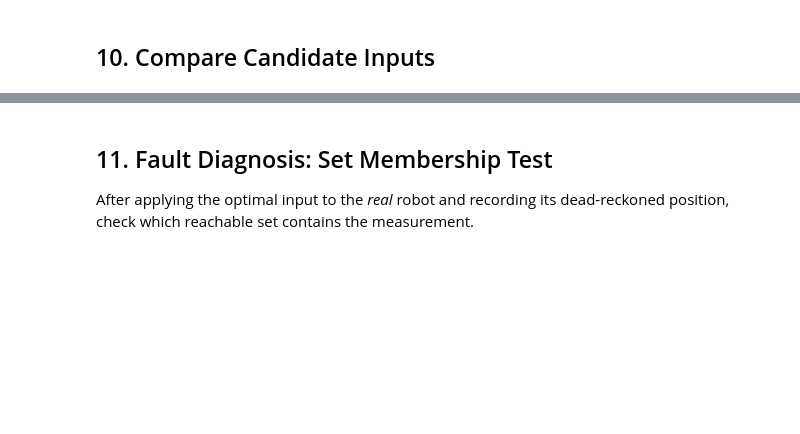
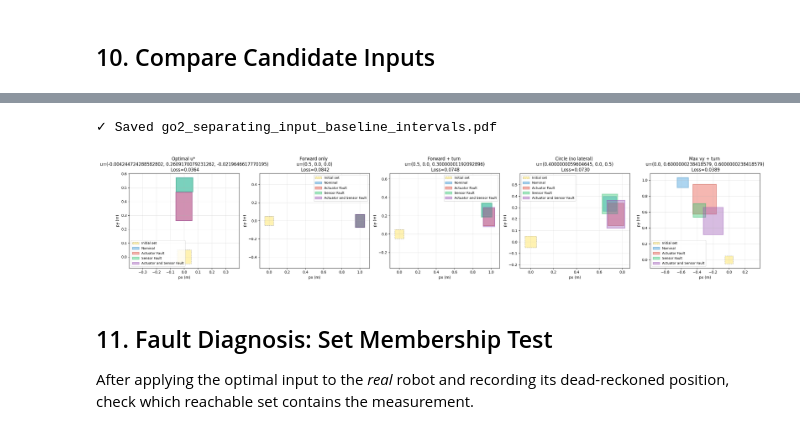
Before and after one commit to swershrimpy/nhholyap, a Jupyter notebook: examples/go2/go2_separating_input_immrax_demo_fixed.ipynb, the cells around one changed output, grey strips where cells are left out. Saved outputs shown, nothing was run; the diff lists cells and outputs as text; code cells hidden in the pictures; blank space fills up the shorter version.

```diff
--- a/examples/go2/go2_separating_input_immrax_demo_fixed.ipynb
+++ b/examples/go2/go2_separating_input_immrax_demo_fixed.ipynb
@@ -560,4 +571,41 @@ print("✓ Saved go2_separating_input_immrax_comparison.pdf")
 ✓ Saved go2_separating_input_immrax_comparison.pdf
+# %%
+
+# ── Plot final position intervals for each candidate input ──────────────
+fig, axes = plt.subplots(1, len(results), figsize=(5 * len(results), 5))
+if len(results) == 1:
+    axes = [axes]
+
+for ax, (name, u, loss), stats in zip(axes, results, stats_list):
+    # draw initial uncertainty box
+    ax.add_patch(Rectangle(
+        (float(x0_ivl.lower[0]), float(x0_ivl.lower[1])),
+        float(x0_ivl.upper[0] - x0_ivl.lower[0]),
+        float(x0_ivl.upper[1] - x0_ivl.lower[1]),
+        linewidth=1, edgecolor='black', facecolor='gold', alpha=0.3,
+        linestyle='--', label='Initial set',
+    ))
+    for i, (s, iv) in enumerate(zip(scenarios, stats['position_intervals'])):
+        w = float(iv.upper[0] - iv.lower[0])
+        h = float(iv.upper[1] - iv.lower[1])
+        ax.add_patch(Rectangle(
+            (float(iv.lower[0]), float(iv.lower[1])), w, h,
+            linewidth=2, edgecolor=edge_colors[i], facecolor=colors[i],
+            alpha=0.4, label=s.name,
+        ))
+    ax.set_title(f"{name} \n u={tuple(float(x) for x in u)} \n Loss={loss:.4f}")
+    ax.set_xlabel('px (m)')
+    ax.set_ylabel('py (m)')
+    ax.grid(True, alpha=0.3)
+    ax.axis('equal')
+    ax.legend(fontsize=9)
+
+plt.tight_layout()
+plt.savefig('go2_separating_input_baseline_intervals.pdf', dpi=150, bbox_inches='tight')
+print('✓ Saved go2_separating_input_baseline_intervals.pdf')
+# %% [output]
+✓ Saved go2_separating_input_baseline_intervals.pdf
+[figure, added]
 # %% [markdown]
 ## 11. Fault Diagnosis: Set Membership Test
 
```
Also changed, not shown: parts of 19 cells of this notebook, 10 other files.
